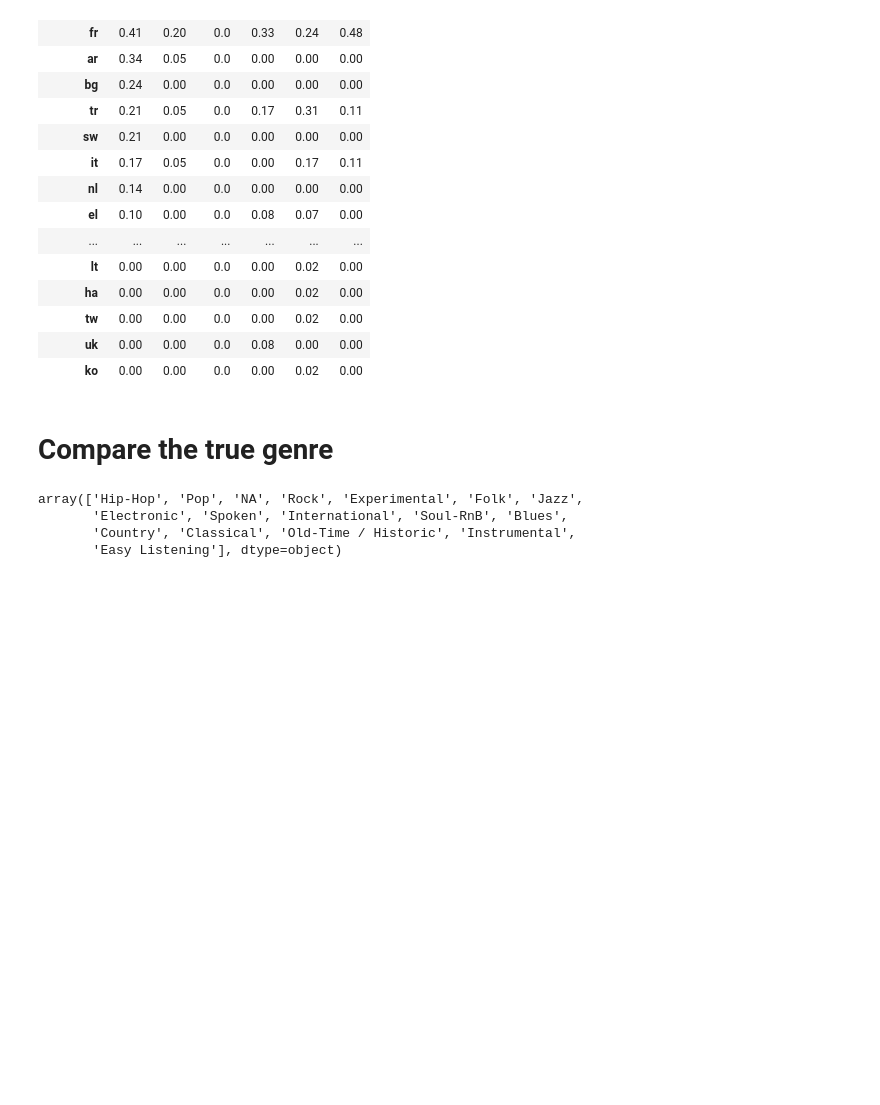
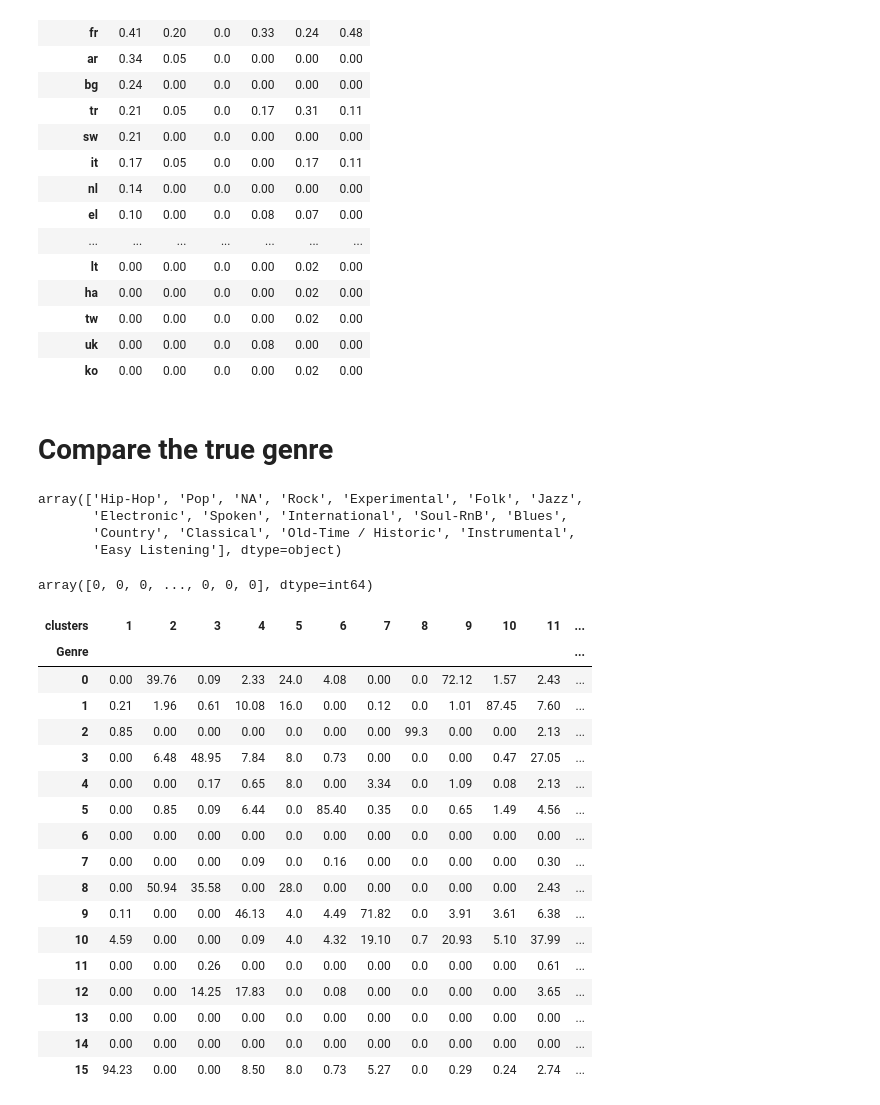
Before and after one commit to S4b3/ADM-HW4-Group11, a Jupyter notebook: AlmostEX2.ipynb, the cells around one changed output. Saved outputs shown, nothing was run; the diff lists cells and outputs as text; code cells hidden in the pictures; blank space fills up the shorter version.

```diff
--- a/AlmostEX2.ipynb
+++ b/AlmostEX2.ipynb
@@ -978,13 +996,42 @@ array(['Hip-Hop', 'Pop', 'NA', 'Rock', 'Experimental', 'Folk', 'Jazz',
        'Country', 'Classical', 'Old-Time / Historic', 'Instrumental',
        'Easy Listening'], dtype=object)
 # %%
-genre_cluster_Class = Kmeans(Principal, k = 16)
+genre_cluster_Class = Kmeans(Principal, k = 16)[0]
 # %%
 genre_clusters = np.zeros(Principal.shape[0], dtype = np.int64)
+# %%
+genre_clusters
+# %% [output]
+array([0, 0, 0, ..., 0, 0, 0], dtype=int64)
 # %%
-for clust,lis in C.items():
+for clust,lis in genre_cluster_Class.items():
     for value in lis:
-        genre_cluster[value] = clust
+        genre_clusters[value] = clust
+# %%
+genre_clusters = genre_clusters + 1
+# %%
+our_model = KMeans(n_clusters = 16, init = 'k-means++', random_state = 42)
+our_model.fit(Principal)
+y_true = our_model.predict(Principal)
 # %%
-display(pd.crosstab(index = var, columns = prova, rownames = [name],
-           colnames = ['clusters']).apply(lambda row: round(row/row.sum()*100,2), axis = 0).sort_values(by = 1, ascending=False))
+display(pd.crosstab(index = y_true, columns = genre_clusters, rownames = ['Genre'],
+           colnames = ['clusters']).apply(lambda row: round(row/row.sum()*100,2), axis = 0))
+# %% [output]
+| clusters | 1 | 2 | 3 | 4 | 5 | 6 | 7 | 8 | 9 | 10 | 11 | ... |
+| Genre |  |  |  |  |  |  |  |  |  |  |  | ... |
+| 0 | 0.00 | 39.76 | 0.09 | 2.33 | 24.0 | 4.08 | 0.00 | 0.0 | 72.12 | 1.57 | 2.43 | ... |
+| 1 | 0.21 | 1.96 | 0.61 | 10.08 | 16.0 | 0.00 | 0.12 | 0.0 | 1.01 | 87.45 | 7.60 | ... |
+| 2 | 0.85 | 0.00 | 0.00 | 0.00 | 0.0 | 0.00 | 0.00 | 99.3 | 0.00 | 0.00 | 2.13 | ... |
+| 3 | 0.00 | 6.48 | 48.95 | 7.84 | 8.0 | 0.73 | 0.00 | 0.0 | 0.00 | 0.47 | 27.05 | ... |
+| 4 | 0.00 | 0.00 | 0.17 | 0.65 | 8.0 | 0.00 | 3.34 | 0.0 | 1.09 | 0.08 | 2.13 | ... |
+| 5 | 0.00 | 0.85 | 0.09 | 6.44 | 0.0 | 85.40 | 0.35 | 0.0 | 0.65 | 1.49 | 4.56 | ... |
+| 6 | 0.00 | 0.00 | 0.00 | 0.00 | 0.0 | 0.00 | 0.00 | 0.0 | 0.00 | 0.00 | 0.00 | ... |
+| 7 | 0.00 | 0.00 | 0.00 | 0.09 | 0.0 | 0.16 | 0.00 | 0.0 | 0.00 | 0.00 | 0.30 | ... |
+| 8 | 0.00 | 50.94 | 35.58 | 0.00 | 28.0 | 0.00 | 0.00 | 0.0 | 0.00 | 0.00 | 2.43 | ... |
+| 9 | 0.11 | 0.00 | 0.00 | 46.13 | 4.0 | 4.49 | 71.82 | 0.0 | 3.91 | 3.61 | 6.38 | ... |
+| 10 | 4.59 | 0.00 | 0.00 | 0.09 | 4.0 | 4.32 | 19.10 | 0.7 | 20.93 | 5.10 | 37.99 | ... |
+| 11 | 0.00 | 0.00 | 0.26 | 0.00 | 0.0 | 0.00 | 0.00 | 0.0 | 0.00 | 0.00 | 0.61 | ... |
+| 12 | 0.00 | 0.00 | 14.25 | 17.83 | 0.0 | 0.08 | 0.00 | 0.0 | 0.00 | 0.00 | 3.65 | ... |
+| 13 | 0.00 | 0.00 | 0.00 | 0.00 | 0.0 | 0.00 | 0.00 | 0.0 | 0.00 | 0.00 | 0.00 | ... |
+| 14 | 0.00 | 0.00 | 0.00 | 0.00 | 0.0 | 0.00 | 0.00 | 0.0 | 0.00 | 0.00 | 0.00 | ... |
+| 15 | 94.23 | 0.00 | 0.00 | 8.50 | 8.0 | 0.73 | 5.27 | 0.0 | 0.29 | 0.24 | 2.74 | ... |
```
Also changed, not shown: parts of 11 cells of this notebook.
